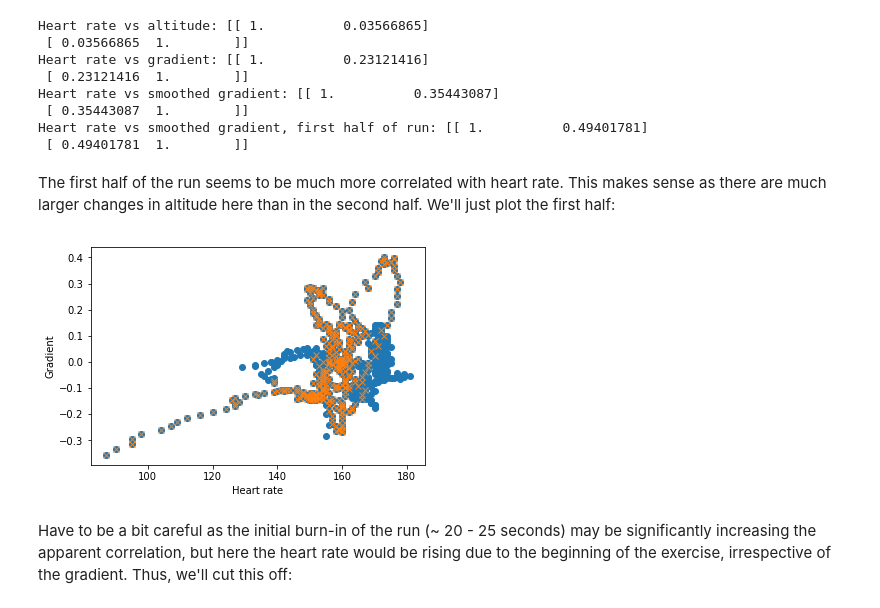
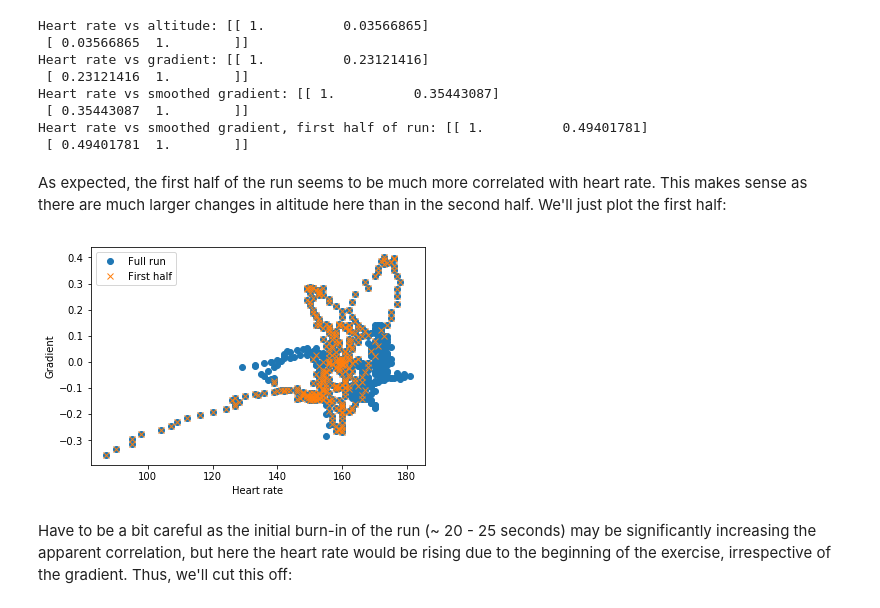
Before and after one commit to polzin-3/fitness-data, a Jupyter notebook: Gary_run_030218.ipynb, the cells around one changed output. Cells and saved outputs as stored; diff of their text form; code cells hidden in the pictures.

```diff
--- a/Gary_run_030218.ipynb
+++ b/Gary_run_030218.ipynb
@@ -464,15 +480,16 @@ Heart rate vs smoothed gradient: [[ 1.          0.35443087]
 Heart rate vs smoothed gradient, first half of run: [[ 1.          0.49401781]
  [ 0.49401781  1.        ]]
 # %% [markdown]
-The first half of the run seems to be much more correlated with heart rate. This makes sense as there are much larger changes in altitude here than in the second half. We'll just plot the first half:
+As expected, the first half of the run seems to be much more correlated with heart rate. This makes sense as there are much larger changes in altitude here than in the second half. We'll just plot the first half:
 # %%
-plt.plot(df.loc[1:, 'heart_rate'], altitude_gradient_smooth, 'o')
-plt.plot(df['heart_rate'].iloc[1:half+1], altitude_gradient_smooth[:half], 'x')
+plt.plot(df.loc[1:, 'heart_rate'], altitude_gradient_smooth, 'o', label='Full run')
+plt.plot(df['heart_rate'].iloc[1:half+1], altitude_gradient_smooth[:half], 'x', label='First half')
 plt.ylabel('Gradient')
 plt.xlabel('Heart rate')
+plt.legend()
 plt.show()
 # %% [output]
-[figure, old version]
+[figure, new version]
 # %% [markdown]
 Have to be a bit careful as the initial burn-in of the run (~ 20 - 25 seconds) may be significantly increasing the apparent correlation, but here the heart rate would be rising due to the beginning of the exercise, irrespective of the gradient. Thus, we'll cut this off:
 # %%
```
Also changed, not shown: parts of 18 cells of this notebook.
